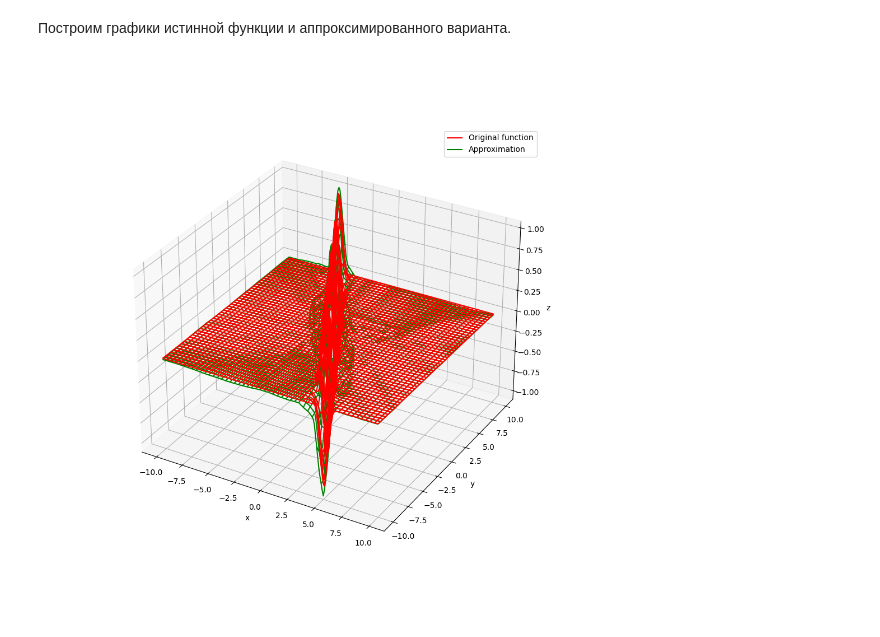
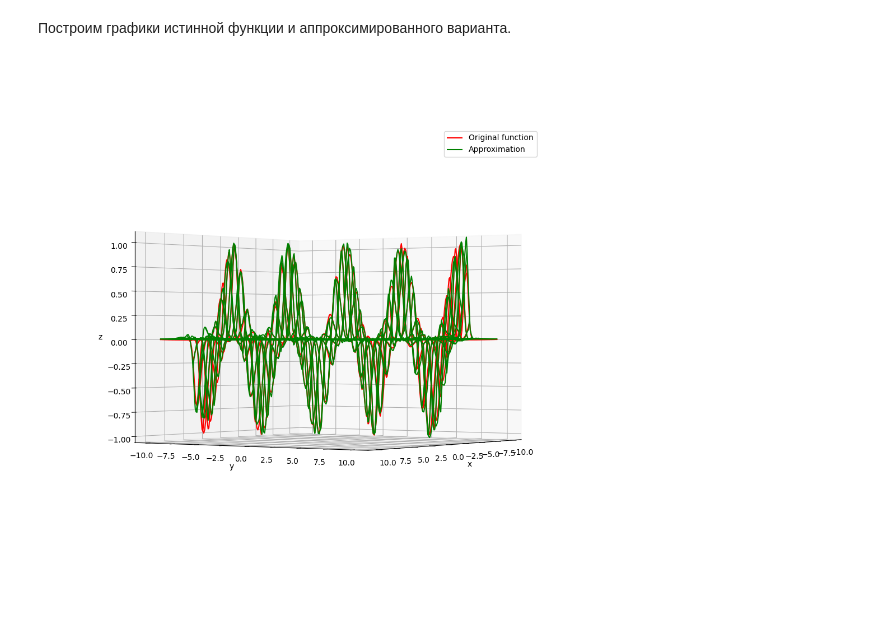
Before and after one commit to vpiatukhou/otus-nlp-homeworks, a Jupyter notebook: otus-ml-hw-02.ipynb, the cells around one changed output. Drawn from its saved outputs; the diff is of its cells as text; code cells hidden in the pictures.

```diff
--- a/otus-ml-hw-02.ipynb
+++ b/otus-ml-hw-02.ipynb
@@ -52,7 +52,9 @@ class NeuralNetwork(nn.Module):
             nn.ReLU(),
             nn.Linear(128, 256),
             nn.ReLU(),
-            nn.Linear(256, 1)
+            nn.Linear(256, 512),
+            nn.ReLU(),
+            nn.Linear(512, 1)
         )
 
     def forward(self, x):
@@ -178,28 +180,29 @@ plt.show()
 # %%
 def model_fn(x, y):
     input = torch.tensor((x, y)).to(torch.float32)
     model.eval()
     with torch.no_grad():
         return model(input)
 
 X = Y = np.arange(-10, 10, 0.1)
 X, Y = np.meshgrid(X, Y)
 
 fvec = np.vectorize(f)
 Z1 = fvec(X, Y)
 
 model_fnvec = np.vectorize(model_fn)
 Z2 = model_fnvec(X, Y)
 
 fig = plt.figure(figsize=(10, 10))
 ax = fig.add_subplot(111, projection='3d')
+ax.view_init(0, 35, 0)
 ax.set_xlabel('x')
 ax.set_ylabel('y')
 ax.set_zlabel('z')
 ax.plot_wireframe(X, Y, Z1, color='red', label='Original function')
 ax.plot_wireframe(X, Y, Z2, color='green', label='Approximation')
 ax.legend()
 
 plt.show()
 # %% [output]
-[figure, old version]
+[figure, new version]
```
Also changed, not shown: parts of 2 cells of this notebook.
